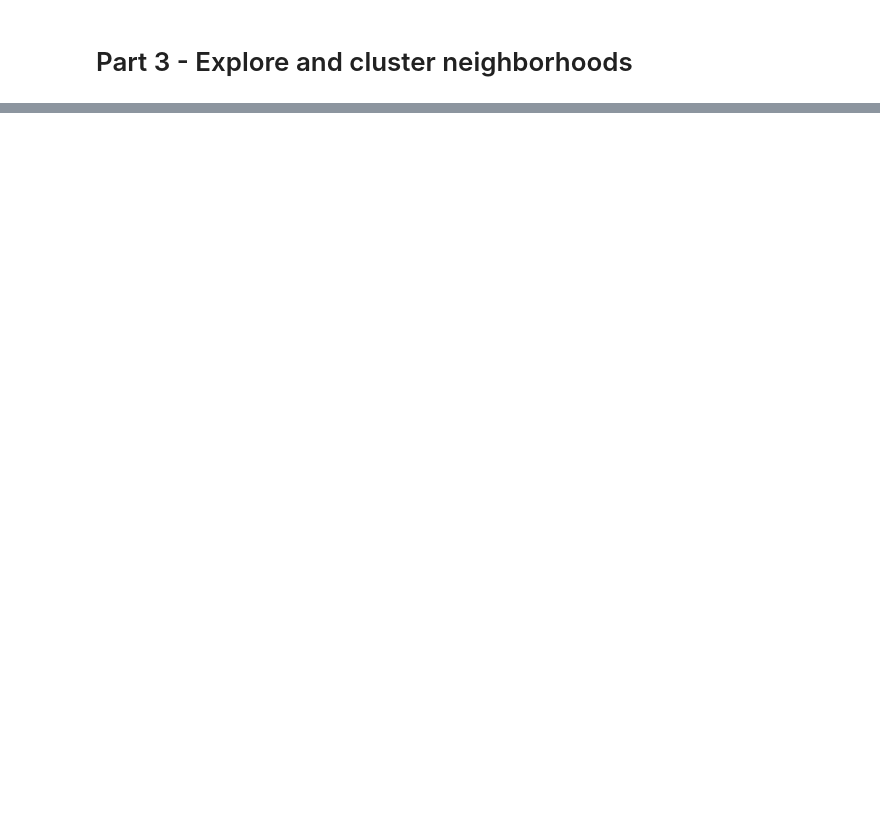
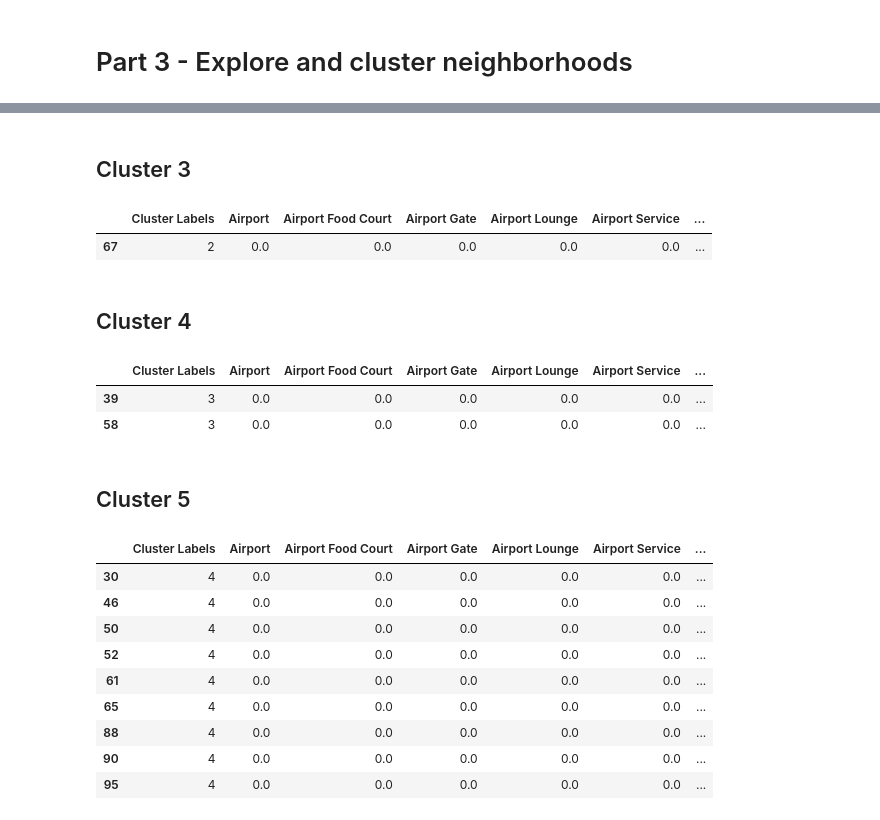
Before and after one commit to ciriux/Coursera_Capstone, a Jupyter notebook: AppliedCapstone_Week2.ipynb, the cells around one changed output, grey strips where cells are left out. Drawn from its saved outputs; the diff is of its cells as text; code cells hidden in the pictures; blank space fills up the shorter version.

```diff
--- a/AppliedCapstone_Week2.ipynb
+++ b/AppliedCapstone_Week2.ipynb
@@ -175,0 +261,12 @@ map_toronto
+# %%
+# one hot encoding
+manhattan_onehot = pd.get_dummies(nearby_venues[['Venue Category']], prefix="", prefix_sep="")
+
+# add neighborhood column back to dataframe
+manhattan_onehot['Neighborhood'] = nearby_venues['Neighborhood']
+
+# move neighborhood column to the first column
+fixed_columns = [manhattan_onehot.columns[-1]] + list(manhattan_onehot.columns[:-1])
+manhattan_onehot = manhattan_onehot[fixed_columns]
+
+manhattan_onehot.head()
@@ -175,0 +280,3 @@ map_toronto
+# %%
+manhattan_grouped = manhattan_onehot.groupby('Neighborhood').mean().reset_index()
+manhattan_grouped.head()
@@ -186,0 +307,11 @@ kmeans.labels_[0:10]
+# %%
+# add clustering labels
+manhattan_grouped.insert(0, 'Cluster Labels', kmeans.labels_)
+
+# merge manhattan_grouped with manhattan_data to add latitude/longitude for each neighborhood
+_data = df[['Neighbourhood','Latitude','Longitude']]
+_data = _data.rename(columns = {'Neighbourhood': 'Neighborhood'}, inplace = False)
+
+manhattan_grouped = manhattan_grouped.join(_data.set_index('Neighborhood'), on='Neighborhood')
+manhattan_grouped = manhattan_grouped.groupby('Neighborhood').mean().reset_index()
+manhattan_grouped.head() # check the last columns!
@@ -186,0 +383,30 @@ kmeans.labels_[0:10]
+# %% [markdown]
+## Cluster 3
+# %%
+manhattan_grouped.loc[manhattan_grouped['Cluster Labels'] == 2, manhattan_grouped.columns[[1] + list(range(5, manhattan_grouped.shape[1]))]]
+# %% [output]
+|  | Cluster Labels | Airport | Airport Food Court | Airport Gate | Airport Lounge | Airport Service | ... |
+| 67 | 2 | 0.0 | 0.0 | 0.0 | 0.0 | 0.0 | ... |
+# %% [markdown]
+## Cluster 4
+# %%
+manhattan_grouped.loc[manhattan_grouped['Cluster Labels'] == 3, manhattan_grouped.columns[[1] + list(range(5, manhattan_grouped.shape[1]))]]
+# %% [output]
+|  | Cluster Labels | Airport | Airport Food Court | Airport Gate | Airport Lounge | Airport Service | ... |
+| 39 | 3 | 0.0 | 0.0 | 0.0 | 0.0 | 0.0 | ... |
+| 58 | 3 | 0.0 | 0.0 | 0.0 | 0.0 | 0.0 | ... |
+# %% [markdown]
+## Cluster 5
+# %%
+manhattan_grouped.loc[manhattan_grouped['Cluster Labels'] == 4, manhattan_grouped.columns[[1] + list(range(5, manhattan_grouped.shape[1]))]]
+# %% [output]
+|  | Cluster Labels | Airport | Airport Food Court | Airport Gate | Airport Lounge | Airport Service | ... |
+| 30 | 4 | 0.0 | 0.0 | 0.0 | 0.0 | 0.0 | ... |
+| 46 | 4 | 0.0 | 0.0 | 0.0 | 0.0 | 0.0 | ... |
+| 50 | 4 | 0.0 | 0.0 | 0.0 | 0.0 | 0.0 | ... |
+| 52 | 4 | 0.0 | 0.0 | 0.0 | 0.0 | 0.0 | ... |
+| 61 | 4 | 0.0 | 0.0 | 0.0 | 0.0 | 0.0 | ... |
+| 65 | 4 | 0.0 | 0.0 | 0.0 | 0.0 | 0.0 | ... |
+| 88 | 4 | 0.0 | 0.0 | 0.0 | 0.0 | 0.0 | ... |
+| 90 | 4 | 0.0 | 0.0 | 0.0 | 0.0 | 0.0 | ... |
+| 95 | 4 | 0.0 | 0.0 | 0.0 | 0.0 | 0.0 | ... |
```
Also changed, not shown: parts of 20 cells of this notebook.
